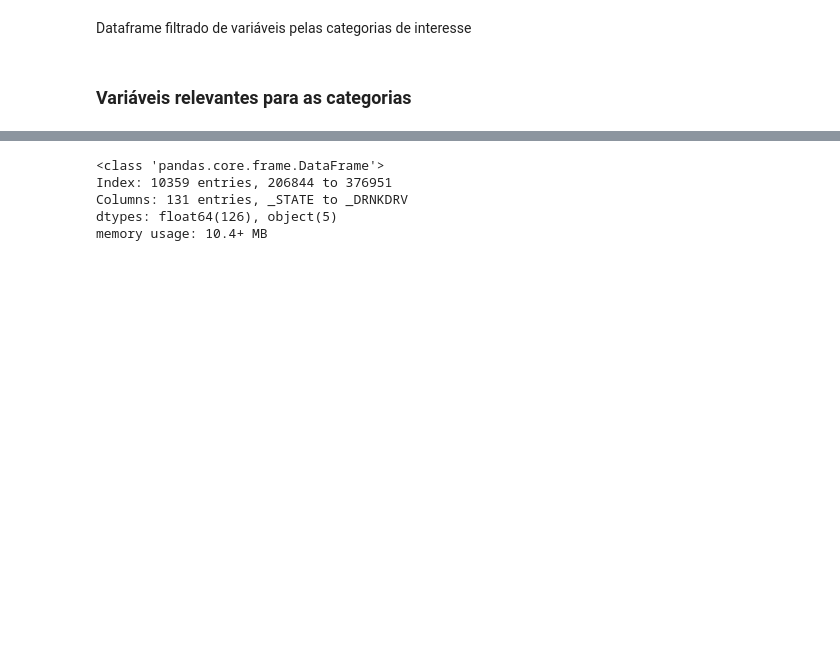
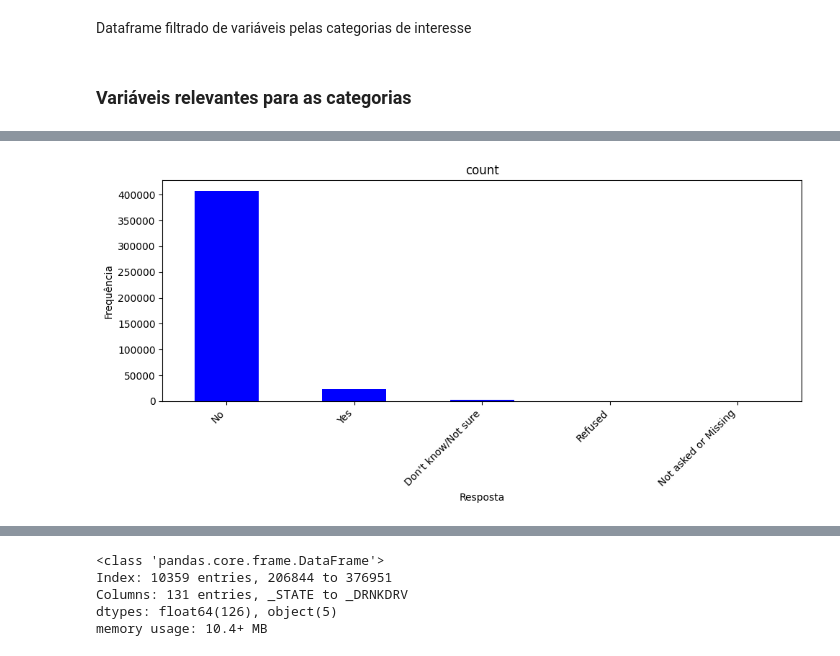
Before and after one commit to EdCarlos-dev/riskPredictionDeseases, a Jupyter notebook: dev/notebooks/dataTreatment_400_k_samples.ipynb, the cells around one changed output, grey strips where cells are left out. Saved outputs shown, nothing was run; the diff lists cells and outputs as text; code cells hidden in the pictures; blank space fills up the shorter version.

Commit message:
update charts

```diff
--- a/dev/notebooks/dataTreatment_400_k_samples.ipynb
+++ b/dev/notebooks/dataTreatment_400_k_samples.ipynb
@@ -973,0 +1123,4 @@ array(['HASYMP1', 'HASYMP2', 'HASYMP3', 'HASYMP4', 'HASYMP5', 'HASYMP6',
+# %%
+csv_path_expand_vars_translates = f"{notebook_dir_project_predict}data{os.sep}intermediate{os.sep}2023{os.sep}brfss_2023_variaveis_expandidas_translated.csv"
+df_csv_path_expand_vars_translates = pd.read_csv(csv_path_expand_vars_translates)
+df_csv_path_expand_vars_translates
@@ -973,0 +1167,14 @@ array(['HASYMP1', 'HASYMP2', 'HASYMP3', 'HASYMP4', 'HASYMP5', 'HASYMP6',
+# %%
+
+# Gerar a série traduzida com rótulos
+contagem = contar_com_rotulo(df_brfss_2023_csv, df_csv_path_expand_vars_translates, 'CVDINFR4')
+
+# Criar o gráfico de barras com rótulos legíveis
+contagem.plot(kind='bar', title=contagem.name, figsize=(10, 5), color='blue')
+plt.ylabel('Frequência')
+plt.xlabel('Resposta')
+plt.xticks(rotation=45, ha='right')
+plt.tight_layout()
+plt.show()
+# %% [output]
+[figure, added]
```
Also changed, not shown: parts of 31 cells of this notebook.
